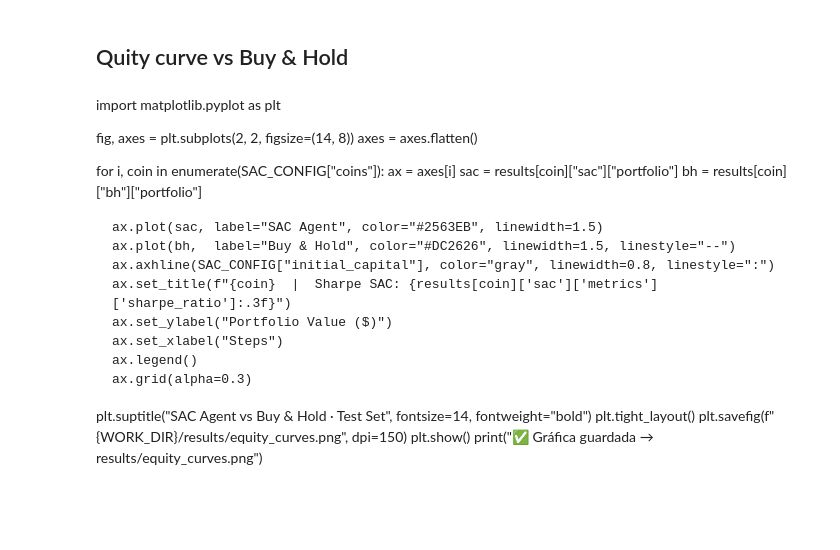
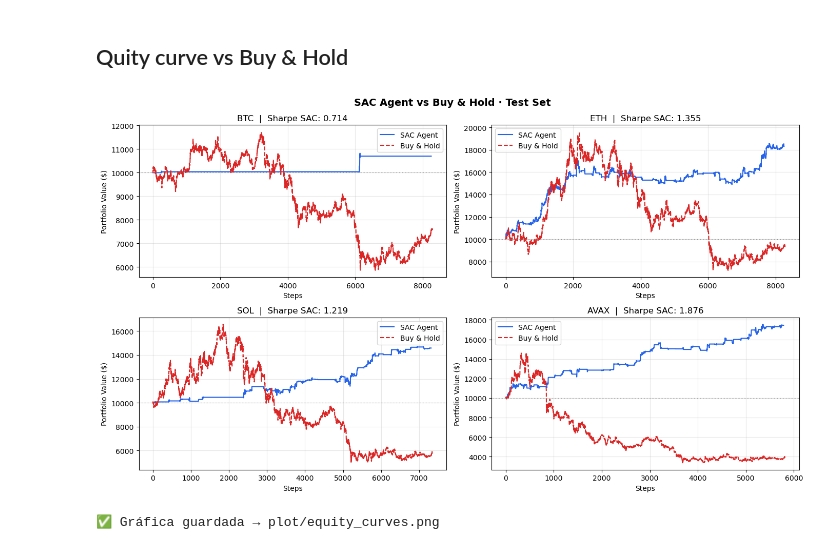
Before and after one commit to Vicems019/TFM-NeuroQuant, a Jupyter notebook: notebooks/sac_agent.ipynb, the cells around one changed output. Saved outputs shown, nothing was run; the diff lists cells and outputs as text; code cells hidden in the pictures; blank space fills up the shorter version.

```diff
--- a/notebooks/sac_agent.ipynb
+++ b/notebooks/sac_agent.ipynb
@@ -622,7 +622,7 @@ trained_models = {}
 
 print(SAC_CONFIG['main_dir'] / "models")
 for coin in SAC_CONFIG["coins"]:
-    best_path = f"${SAC_CONFIG['main_dir']}/models/sac_{coin}_best.zip"
+    best_path = f"{SAC_CONFIG['main_dir']}/models/sac/sac_{coin}_best.zip"
     print(best_path)
     if Path(best_path).exists():
         trained_models[coin] = SAC.load(
@@ -663,27 +728,30 @@ for coin in SAC_CONFIG["coins"]:
 # %% [markdown]
 ## Quity curve vs Buy & Hold
-# %% [markdown]
-import matplotlib.pyplot as plt
-
-fig, axes = plt.subplots(2, 2, figsize=(14, 8))
-axes = axes.flatten()
-
-for i, coin in enumerate(SAC_CONFIG["coins"]):
-    ax  = axes[i]
-    sac = results[coin]["sac"]["portfolio"]
-    bh  = results[coin]["bh"]["portfolio"]
-
-    ax.plot(sac, label="SAC Agent", color="#2563EB", linewidth=1.5)
-    ax.plot(bh,  label="Buy & Hold", color="#DC2626", linewidth=1.5, linestyle="--")
-    ax.axhline(SAC_CONFIG["initial_capital"], color="gray", linewidth=0.8, linestyle=":")
-    ax.set_title(f"{coin}  |  Sharpe SAC: {results[coin]['sac']['metrics']['sharpe_ratio']:.3f}")
-    ax.set_ylabel("Portfolio Value ($)")
-    ax.set_xlabel("Steps")
-    ax.legend()
-    ax.grid(alpha=0.3)
-
-plt.suptitle("SAC Agent vs Buy & Hold · Test Set", fontsize=14, fontweight="bold")
-plt.tight_layout()
-plt.savefig(f"{WORK_DIR}/results/equity_curves.png", dpi=150)
-plt.show()
-print("✅ Gráfica guardada → results/equity_curves.png")
+# %%
+import matplotlib.pyplot as plt
+
+fig, axes = plt.subplots(2, 2, figsize=(14, 8))
+axes = axes.flatten()
+
+for i, coin in enumerate(SAC_CONFIG["coins"]):
+    ax  = axes[i]
+    sac = results[coin]["sac"]["portfolio"]
+    bh  = results[coin]["bh"]["portfolio"]
+
+    ax.plot(sac, label="SAC Agent", color="#2563EB", linewidth=1.5)
+    ax.plot(bh,  label="Buy & Hold", color="#DC2626", linewidth=1.5, linestyle="--")
+    ax.axhline(SAC_CONFIG["initial_capital"], color="gray", linewidth=0.8, linestyle=":")
+    ax.set_title(f"{coin}  |  Sharpe SAC: {results[coin]['sac']['metrics']['sharpe_ratio']:.3f}")
+    ax.set_ylabel("Portfolio Value ($)")
+    ax.set_xlabel("Steps")
+    ax.legend()
+    ax.grid(alpha=0.3)
+
+plt.suptitle("SAC Agent vs Buy & Hold · Test Set", fontsize=14, fontweight="bold")
+plt.tight_layout()
+plt.savefig(SAC_CONFIG['main_dir'] / "models" / "sac" / "plots" / "equity_curves.png", dpi=150)
+plt.show()
+print("✅ Gráfica guardada → plot/equity_curves.png")
+# %% [output]
+[figure, added]
+✅ Gráfica guardada → plot/equity_curves.png
```
Also changed, not shown: parts of 4 cells of this notebook, 1 other file.
